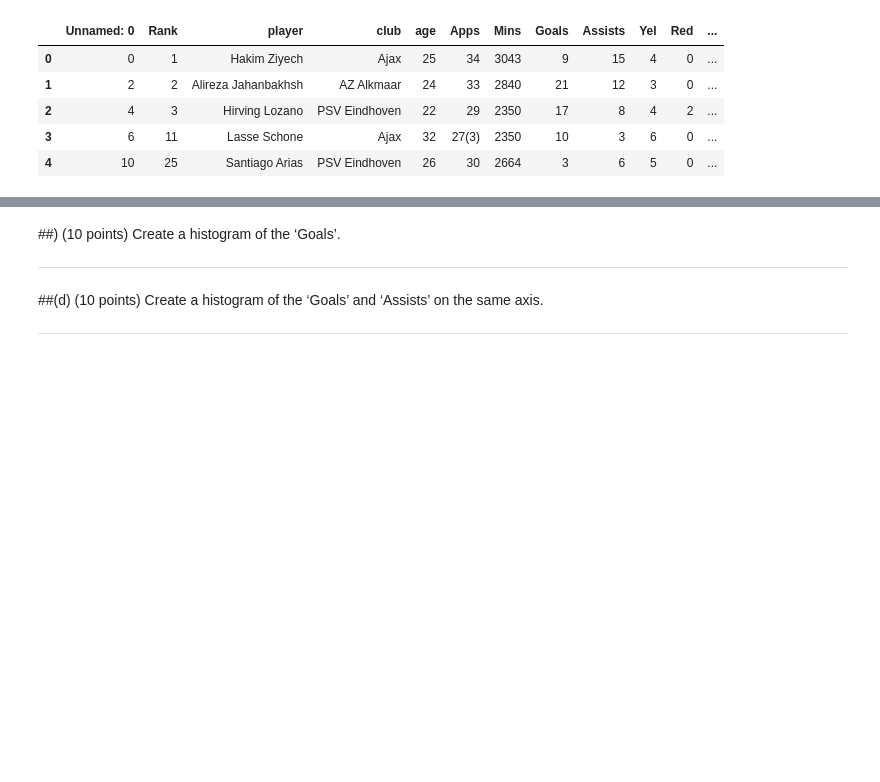
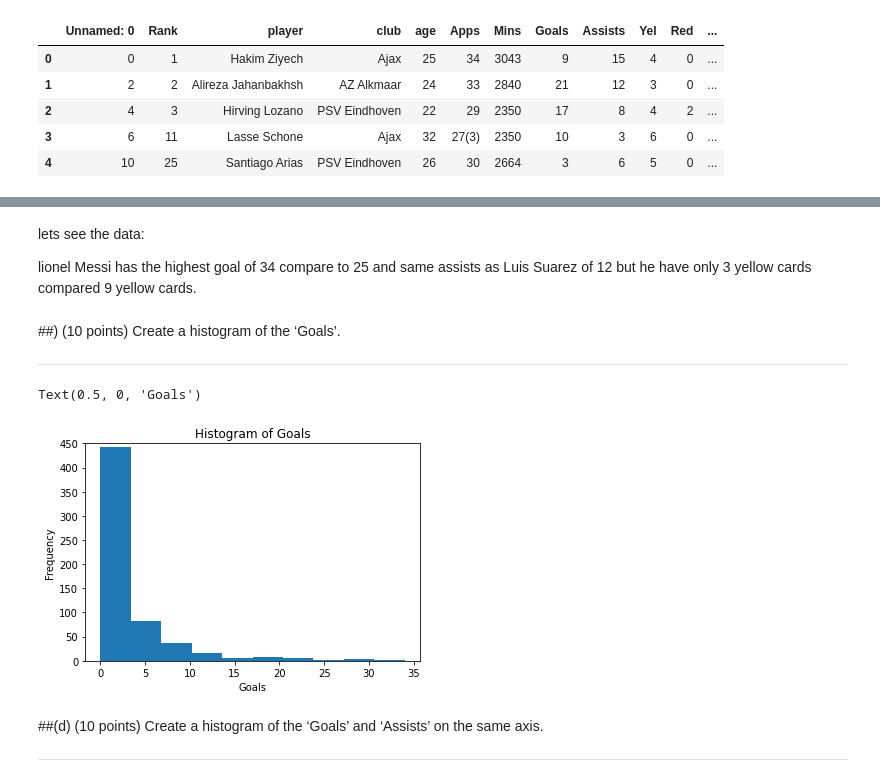
Before and after one commit to ashpou1/data-processing-4313, a Jupyter notebook: EXAM 3.ipynb, the cells around one changed output, grey strips where cells are left out. Cells and saved outputs as stored; diff of their text form; code cells hidden in the pictures; blank space fills up the shorter version.

```diff
--- a/EXAM 3.ipynb
+++ b/EXAM 3.ipynb
@@ -54,7 +59,16 @@ df1.head(100)
+# %% [markdown]
+lets see the data:
+
+lionel Messi has the highest goal of 34 compare to 25 and same assists as Luis Suarez of 12 but he have only 3 yellow cards compared 9 yellow cards.
 # %% [markdown]
 ##) (10 points) Create a histogram of the ‘Goals’.
 
 ---
+# %%
+df.Goals.plot.hist(title = 'Histogram of Goals',ylim=[0,450]).set_xlabel("Goals")
+# %% [output]
+Text(0.5, 0, 'Goals')
+[figure, added]
 # %% [markdown]
 ##(d) (10 points) Create a histogram of the ‘Goals’ and ‘Assists’ on the same axis.
 
```
Also changed, not shown: parts of 6 cells of this notebook.
